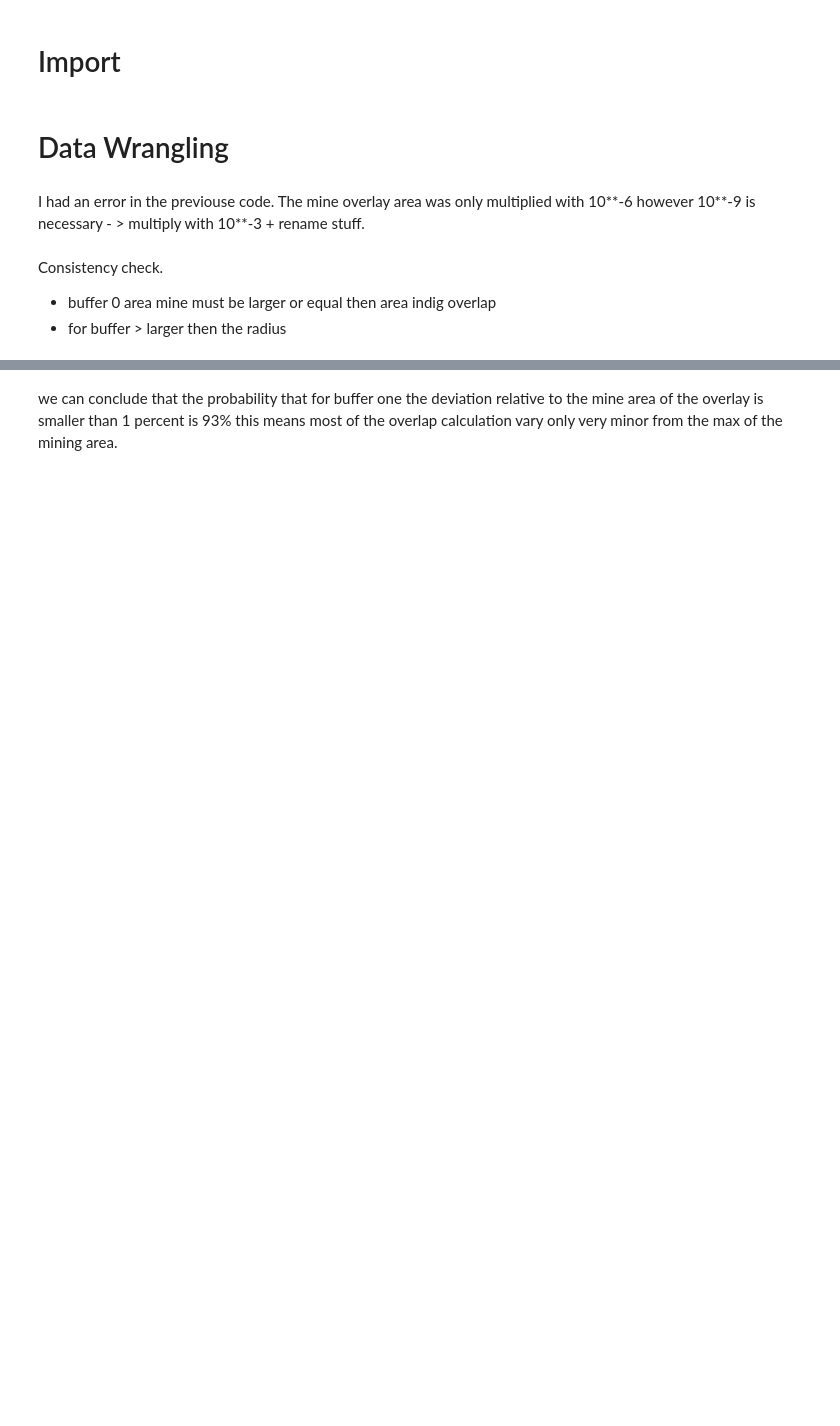
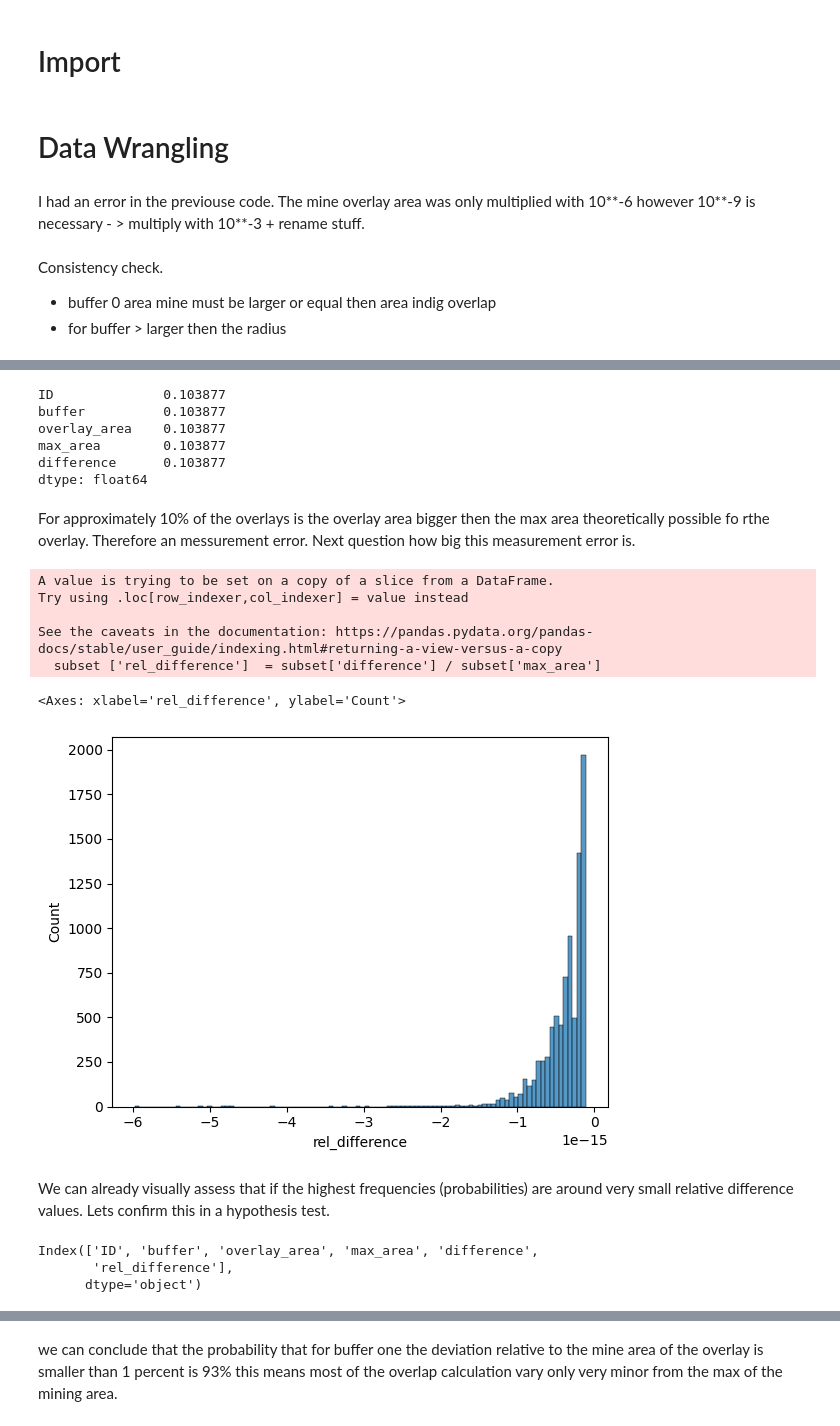
Before and after one commit to cbenitezavila/DCRM, a Jupyter notebook: consistency_check.ipynb, the cells around one changed output, grey strips where cells are left out. Saved outputs shown, nothing was run; the diff lists cells and outputs as text; code cells hidden in the pictures; blank space fills up the shorter version.

```diff
--- a/consistency_check.ipynb
+++ b/consistency_check.ipynb
@@ -69,0 +38,3 @@ Reject the null hypothesis: The mean of delta_0_relative is significantly less t
+# %%
+subset = overlap[['ID', 'buffer', 'overlay_area', 'max_area']]
+subset['difference'] = subset['max_area'] - subset['overlay_area']
@@ -69,0 +59,32 @@ Reject the null hypothesis: The mean of delta_0_relative is significantly less t
+# %%
+subset[subset.difference < 0].count() / subset.shape[0]
+# %% [output]
+ID              0.103877
+buffer          0.103877
+overlay_area    0.103877
+max_area        0.103877
+difference      0.103877
+dtype: float64
+# %% [markdown]
+For approximately 10% of the overlays is the overlay area bigger then the max area theoretically possible fo rthe overlay. Therefore an messurement error. Next question how big this measurement error is.
+# %%
+subset ['rel_difference']  = subset['difference'] / subset['max_area']
+# %% [output]
+A value is trying to be set on a copy of a slice from a DataFrame.
+Try using .loc[row_indexer,col_indexer] = value instead
+
+See the caveats in the documentation: https://pandas.pydata.org/pandas-docs/stable/user_guide/indexing.html#returning-a-view-versus-a-copy
+  subset ['rel_difference']  = subset['difference'] / subset['max_area']
+# %%
+sns.histplot(subset[subset.difference < 0]['rel_difference'], bins = 100)
+# %% [output]
+<Axes: xlabel='rel_difference', ylabel='Count'>
+[figure, added]
+# %% [markdown]
+We can already visually assess that if the highest frequencies (probabilities) are around very small relative difference values. Lets confirm this in a hypothesis test.
+# %%
+subset.columns
+# %% [output]
+Index(['ID', 'buffer', 'overlay_area', 'max_area', 'difference',
+       'rel_difference'],
+      dtype='object')
```
Also changed, not shown: parts of 27 cells of this notebook, 2 other files.
